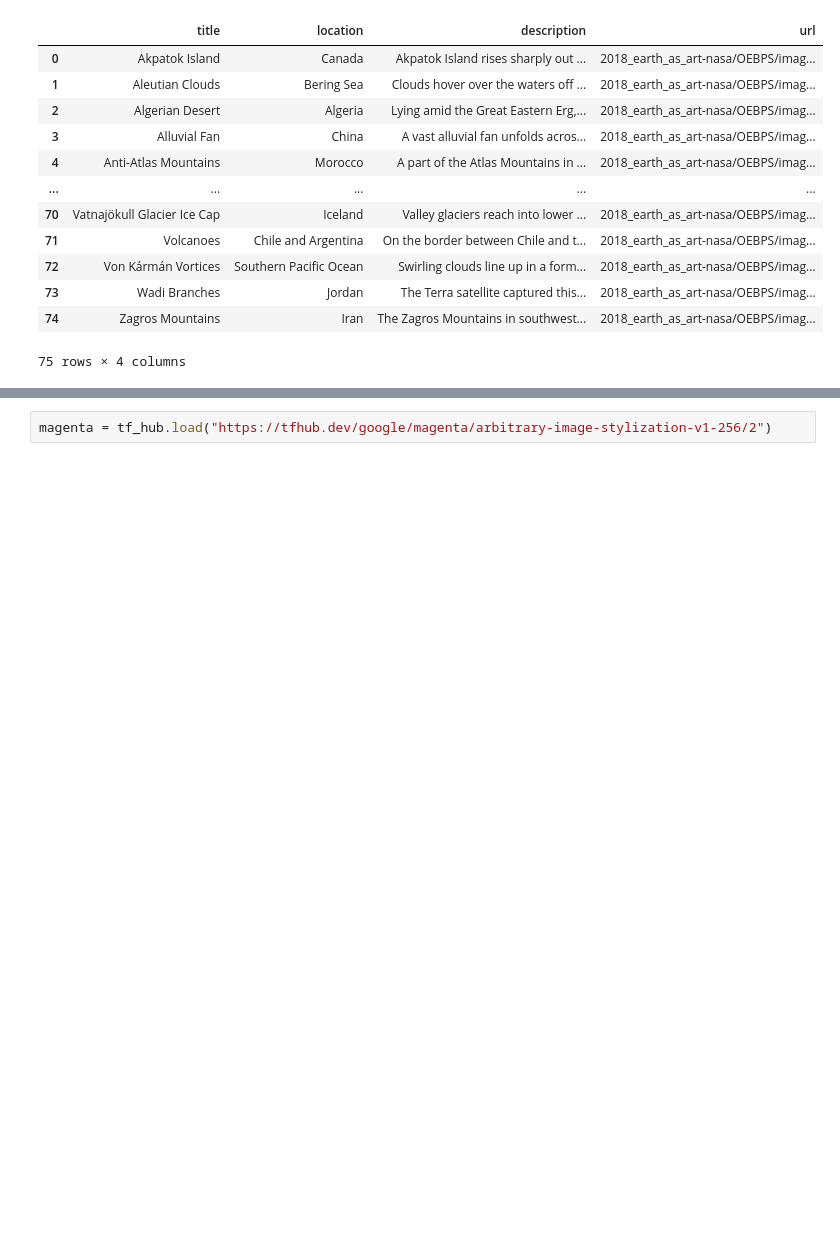
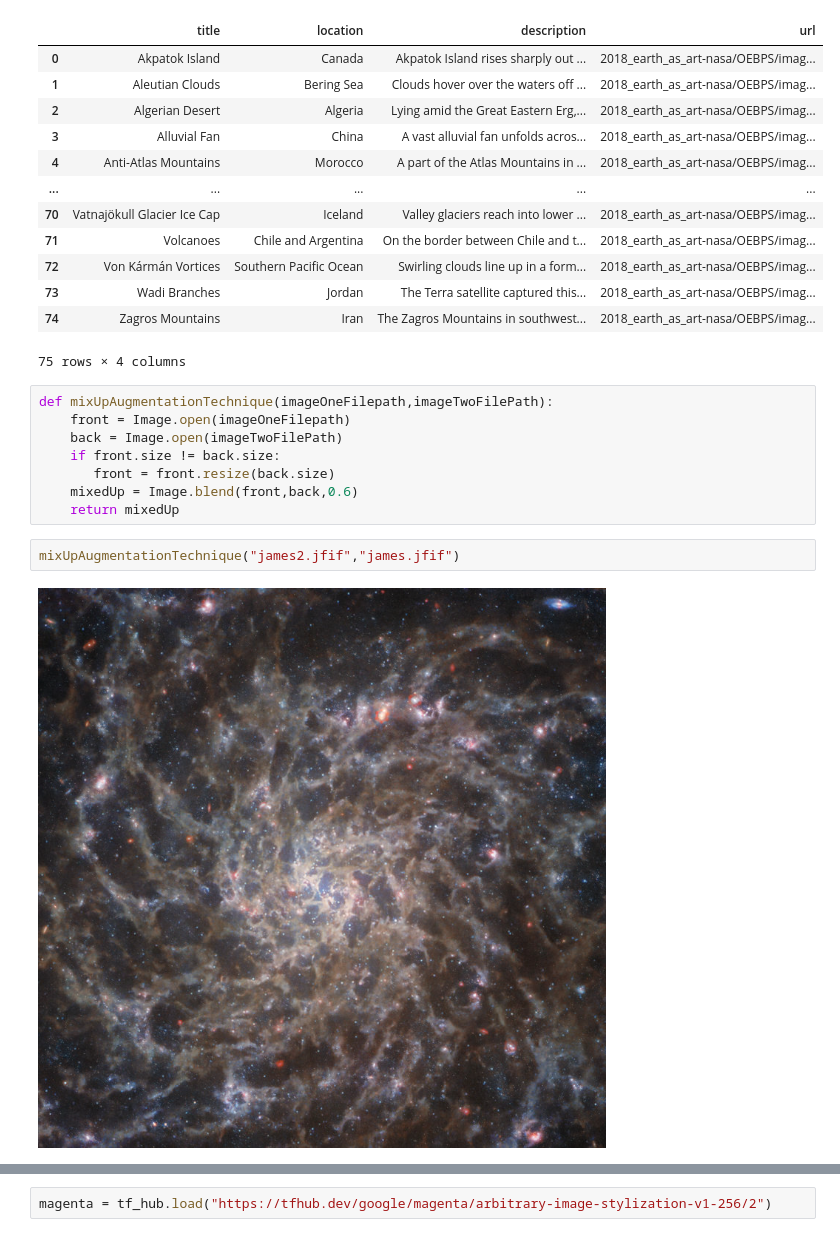
Before and after one commit to NourKamaly/TheArtInOurWorlds-NASA-Space-Apps, a Jupyter notebook: 2. Notebooks/4. Creative Image Distortion.ipynb, the cells around one changed output, grey strips where cells are left out. Drawn from its saved outputs; the diff is of its cells as text; blank space fills up the shorter version.

Commit message:
solving the error of the images sizes not matching

```diff
--- a/2. Notebooks/4. Creative Image Distortion.ipynb
+++ b/2. Notebooks/4. Creative Image Distortion.ipynb
@@ -52,3 +73,15 @@ image_description_dataset
 | 73 | Wadi Branches | Jordan | The Terra satellite captured this... | 2018_earth_as_art-nasa/OEBPS/imag... |
 | 74 | Zagros Mountains | Iran | The Zagros Mountains in southwest... | 2018_earth_as_art-nasa/OEBPS/imag... |
 75 rows × 4 columns
+# %%
+def mixUpAugmentationTechnique(imageOneFilepath,imageTwoFilePath):
+    front = Image.open(imageOneFilepath)
+    back = Image.open(imageTwoFilePath)
+    if front.size != back.size:
+       front = front.resize(back.size)
+    mixedUp = Image.blend(front,back,0.6)
+    return mixedUp
+# %%
+mixUpAugmentationTechnique("james2.jfif","james.jfif")
+# %% [output]
+[figure, added]
```
Also changed, not shown: parts of 25 cells of this notebook, 1 other file.
